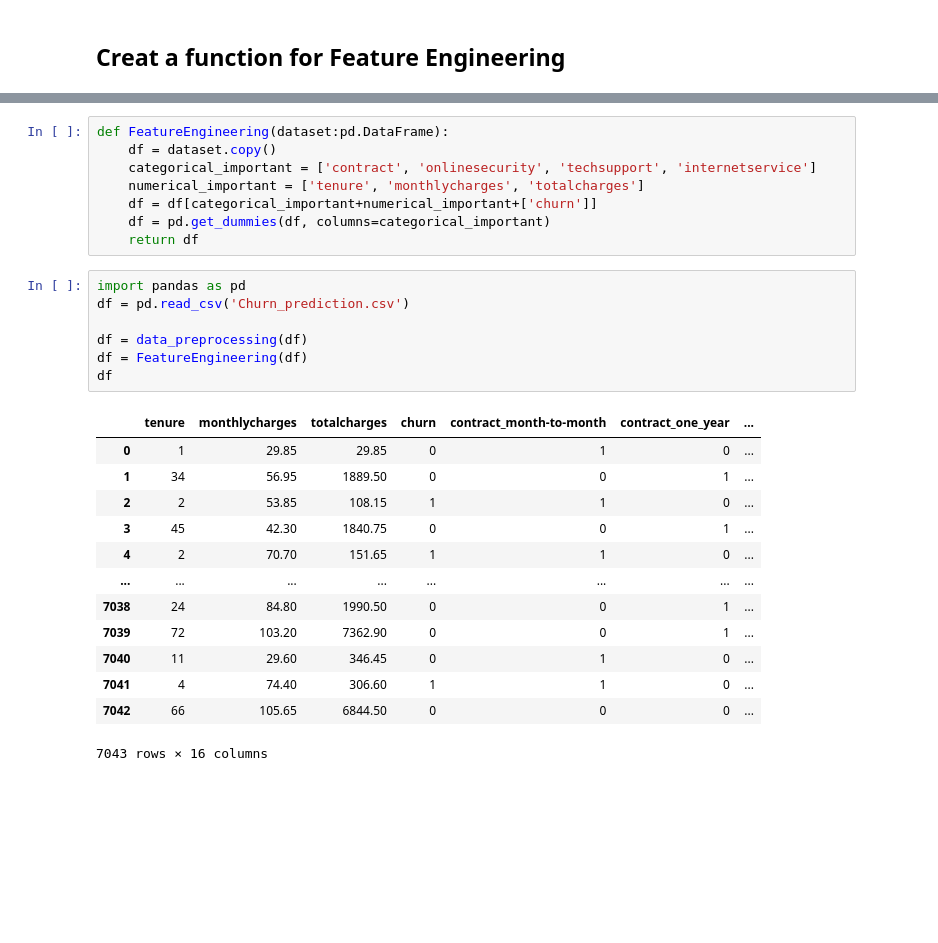
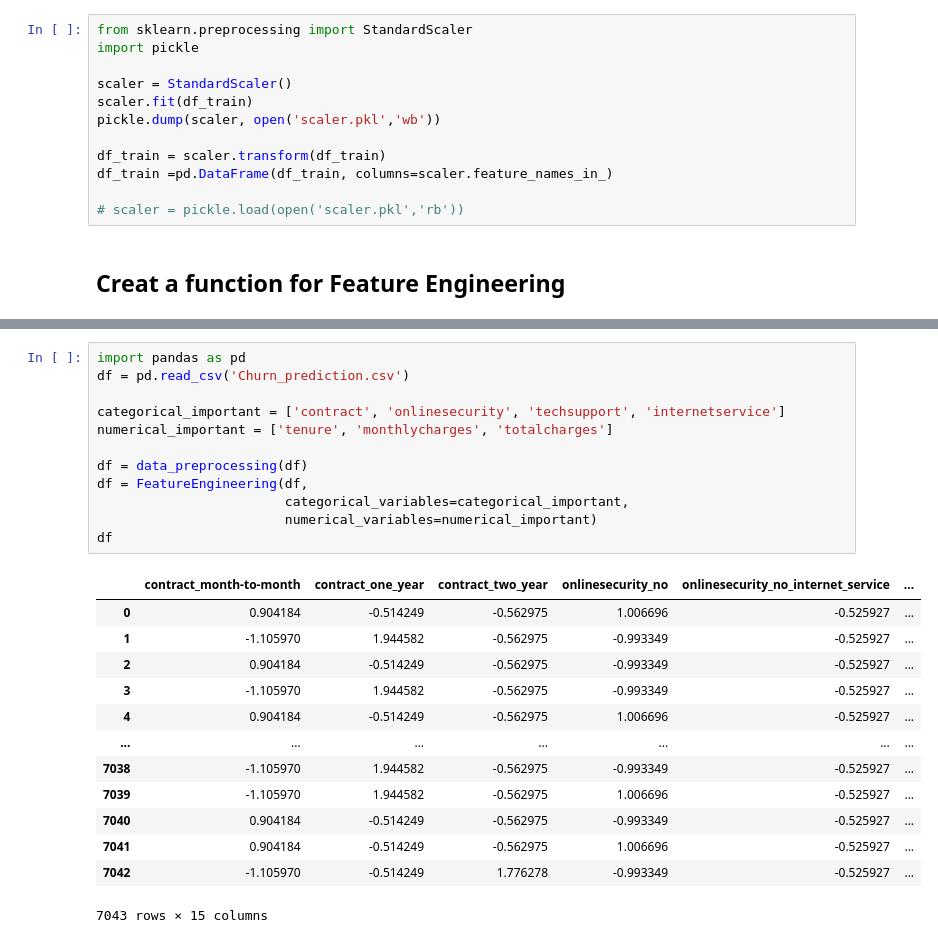
Before and after one commit to seyedmahdiamin1998/Jupyter_notebooks, a Jupyter notebook: Churn_prediction.ipynb/EDA.ipynb, the cells around one changed output, grey strips where cells are left out. Drawn from its saved outputs; the diff is of its cells as text; blank space fills up the shorter version.

```diff
--- a/Churn_prediction.ipynb/EDA.ipynb
+++ b/Churn_prediction.ipynb/EDA.ipynb
@@ -234,2 +283,14 @@ df_train = pd.get_dummies(df_train, columns=categorical_important)
+# %%
+from sklearn.preprocessing import StandardScaler
+import pickle
+
+scaler = StandardScaler()
+scaler.fit(df_train)
+pickle.dump(scaler, open('scaler.pkl','wb'))
+
+df_train = scaler.transform(df_train)
+df_train =pd.DataFrame(df_train, columns=scaler.feature_names_in_)
+
+# scaler = pickle.load(open('scaler.pkl','rb'))
 # %% [markdown]
 <h2>Creat a function for Feature Engineering</h2>
@@ -236,29 +327,26 @@ df_train = pd.get_dummies(df_train, columns=categorical_important)
 # %%
-def FeatureEngineering(dataset:pd.DataFrame):
-    df = dataset.copy()
-    categorical_important = ['contract', 'onlinesecurity', 'techsupport', 'internetservice']
-    numerical_important = ['tenure', 'monthlycharges', 'totalcharges']
-    df = df[categorical_important+numerical_important+['churn']]
-    df = pd.get_dummies(df, columns=categorical_important)
-    return df
+import pandas as pd
+df = pd.read_csv('Churn_prediction.csv')
+
+categorical_important = ['contract', 'onlinesecurity', 'techsupport', 'internetservice']
+numerical_important = ['tenure', 'monthlycharges', 'totalcharges']
+
+df = data_preprocessing(df)
+df = FeatureEngineering(df,
+                        categorical_variables=categorical_important,
+                        numerical_variables=numerical_important)
+df
+# %% [output]
+|  | contract_month-to-month | contract_one_year | contract_two_year | onlinesecurity_no | onlinesecurity_no_internet_service | ... |
+| 0 | 0.904184 | -0.514249 | -0.562975 | 1.006696 | -0.525927 | ... |
+| 1 | -1.105970 | 1.944582 | -0.562975 | -0.993349 | -0.525927 | ... |
+| 2 | 0.904184 | -0.514249 | -0.562975 | -0.993349 | -0.525927 | ... |
+| 3 | -1.105970 | 1.944582 | -0.562975 | -0.993349 | -0.525927 | ... |
+| 4 | 0.904184 | -0.514249 | -0.562975 | 1.006696 | -0.525927 | ... |
+| ... | ... | ... | ... | ... | ... | ... |
+| 7038 | -1.105970 | 1.944582 | -0.562975 | -0.993349 | -0.525927 | ... |
+| 7039 | -1.105970 | 1.944582 | -0.562975 | 1.006696 | -0.525927 | ... |
+| 7040 | 0.904184 | -0.514249 | -0.562975 | -0.993349 | -0.525927 | ... |
+| 7041 | 0.904184 | -0.514249 | -0.562975 | 1.006696 | -0.525927 | ... |
+| 7042 | -1.105970 | -0.514249 | 1.776278 | -0.993349 | -0.525927 | ... |
+7043 rows × 15 columns
-# %%
-import pandas as pd
-df = pd.read_csv('Churn_prediction.csv')
-
-df = data_preprocessing(df)
-df = FeatureEngineering(df)
-df
-# %% [output]
-|  | tenure | monthlycharges | totalcharges | churn | contract_month-to-month | contract_one_year | ... |
-| 0 | 1 | 29.85 | 29.85 | 0 | 1 | 0 | ... |
-| 1 | 34 | 56.95 | 1889.50 | 0 | 0 | 1 | ... |
-| 2 | 2 | 53.85 | 108.15 | 1 | 1 | 0 | ... |
-| 3 | 45 | 42.30 | 1840.75 | 0 | 0 | 1 | ... |
-| 4 | 2 | 70.70 | 151.65 | 1 | 1 | 0 | ... |
-| ... | ... | ... | ... | ... | ... | ... | ... |
-| 7038 | 24 | 84.80 | 1990.50 | 0 | 0 | 1 | ... |
-| 7039 | 72 | 103.20 | 7362.90 | 0 | 0 | 1 | ... |
-| 7040 | 11 | 29.60 | 346.45 | 0 | 1 | 0 | ... |
-| 7041 | 4 | 74.40 | 306.60 | 1 | 1 | 0 | ... |
-| 7042 | 66 | 105.65 | 6844.50 | 0 | 0 | 0 | ... |
-7043 rows × 16 columns
```
Also changed, not shown: parts of 6 cells of this notebook, 5 other files.
